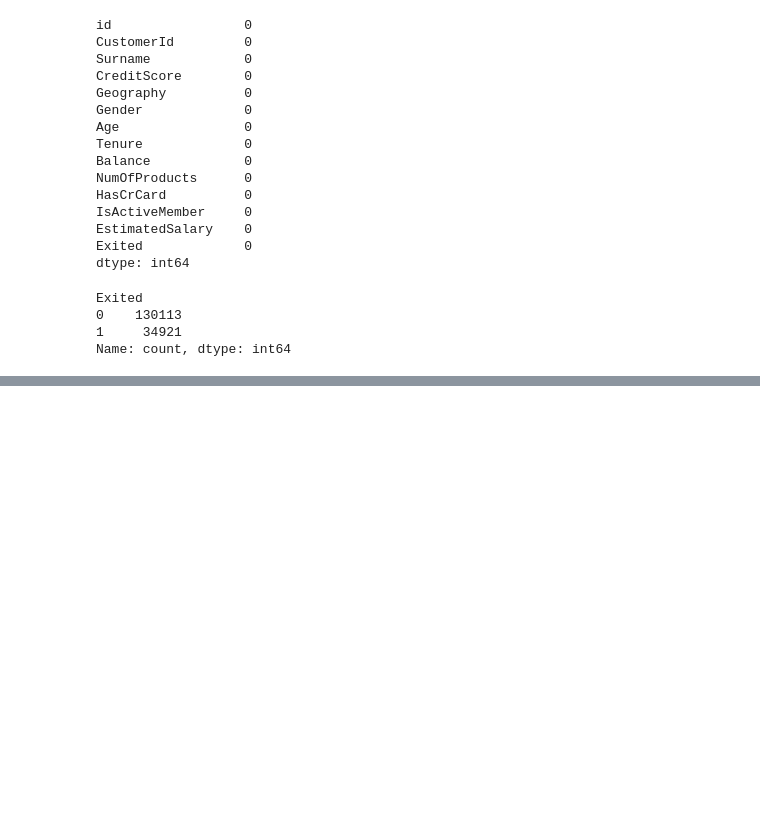
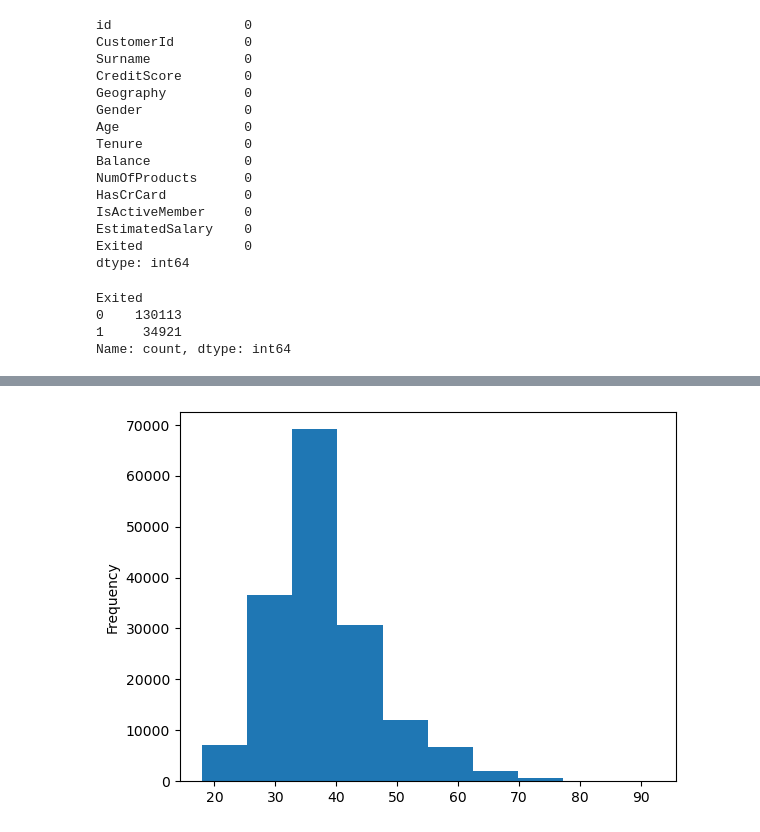
Before and after one commit to GoldenEye37/customer-churn-prediction, a Jupyter notebook: customer-churn-prediction.ipynb, the cells around one changed output, grey strips where cells are left out. Saved outputs shown, nothing was run; the diff lists cells and outputs as text; code cells hidden in the pictures; blank space fills up the shorter version.

```diff
--- a/customer-churn-prediction.ipynb
+++ b/customer-churn-prediction.ipynb
@@ -110,0 +149,5 @@ customer_train_data["Exited"].value_counts().plot(kind=bar);
+# %%
+# check age distribution
+customer_train_data.Age.plot.hist();
+# %% [output]
+[figure, added]
```
Also changed, not shown: parts of 8 cells of this notebook.
